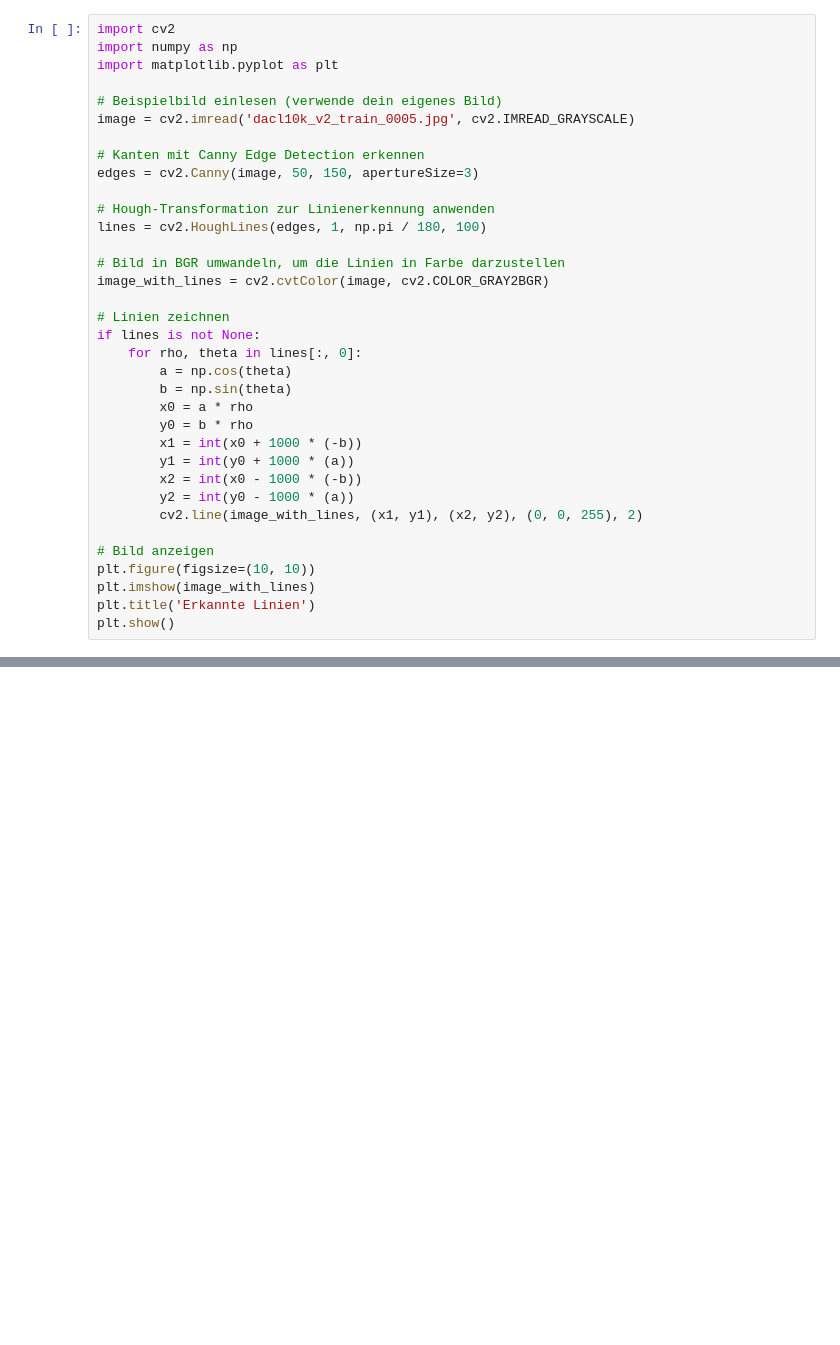
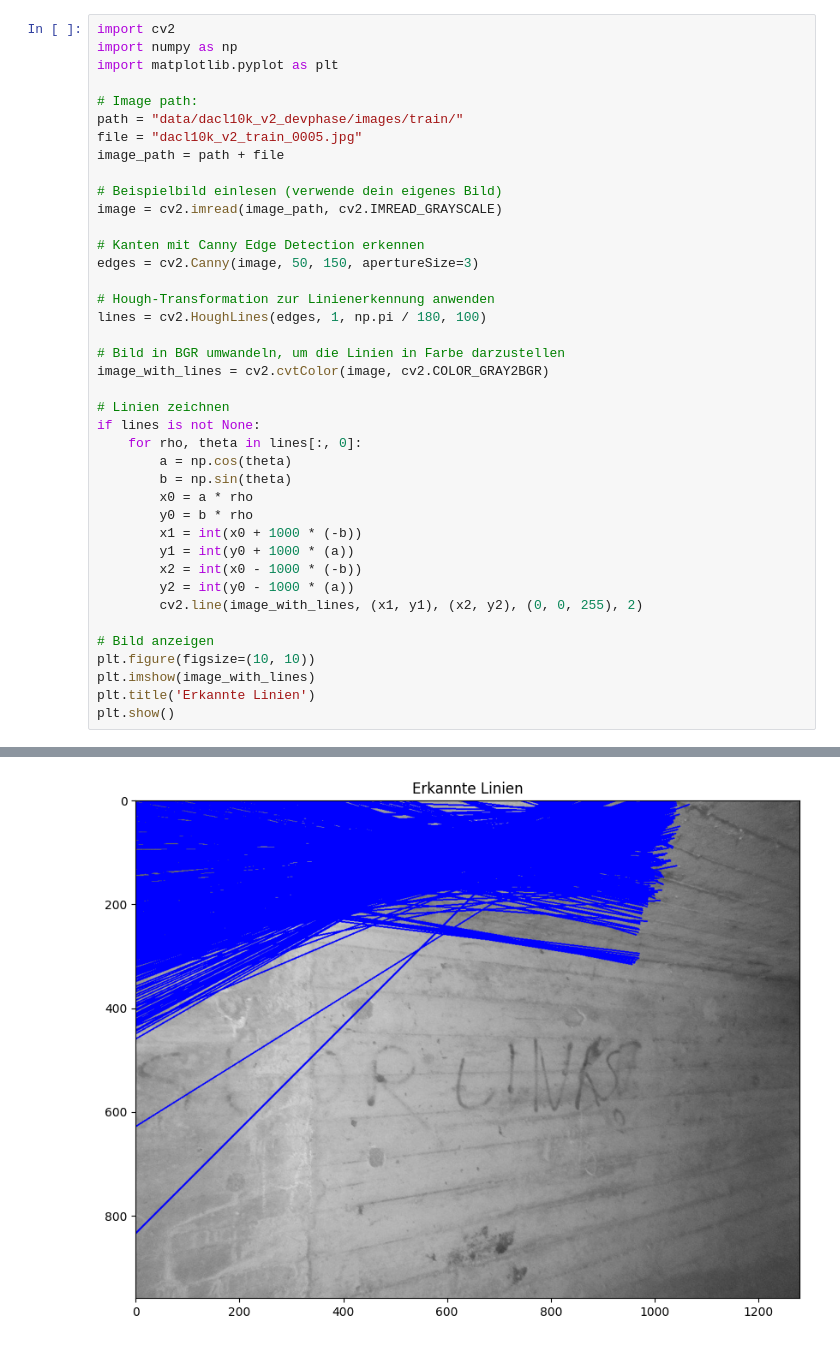
Before and after one commit to Samuelkoenig/PAMI_project_1, a Jupyter notebook: example_canny_hough.ipynb, the cells around one changed output, grey strips where cells are left out. Drawn from its saved outputs; the diff is of its cells as text; blank space fills up the shorter version.

Commit message:
adjusted path to repository structure

```diff
--- a/example_canny_hough.ipynb
+++ b/example_canny_hough.ipynb
@@ -3,8 +3,13 @@ import cv2
 import numpy as np
 import matplotlib.pyplot as plt
 
+# Image path:
+path = "data/dacl10k_v2_devphase/images/train/"
+file = "dacl10k_v2_train_0005.jpg"
+image_path = path + file
+
 # Beispielbild einlesen (verwende dein eigenes Bild)
-image = cv2.imread('dacl10k_v2_train_0005.jpg', cv2.IMREAD_GRAYSCALE)
+image = cv2.imread(image_path, cv2.IMREAD_GRAYSCALE)
 
 # Kanten mit Canny Edge Detection erkennen
 edges = cv2.Canny(image, 50, 150, apertureSize=3)
@@ -38,3 +42,4 @@ error: OpenCV(4.8.0) /io/opencv/modules/imgproc/src/color.cpp:182: error: (-215:
+[figure, added]
 # %%
 import cv2
 import numpy as np
```
Also changed, not shown: parts of 2 cells of this notebook.
